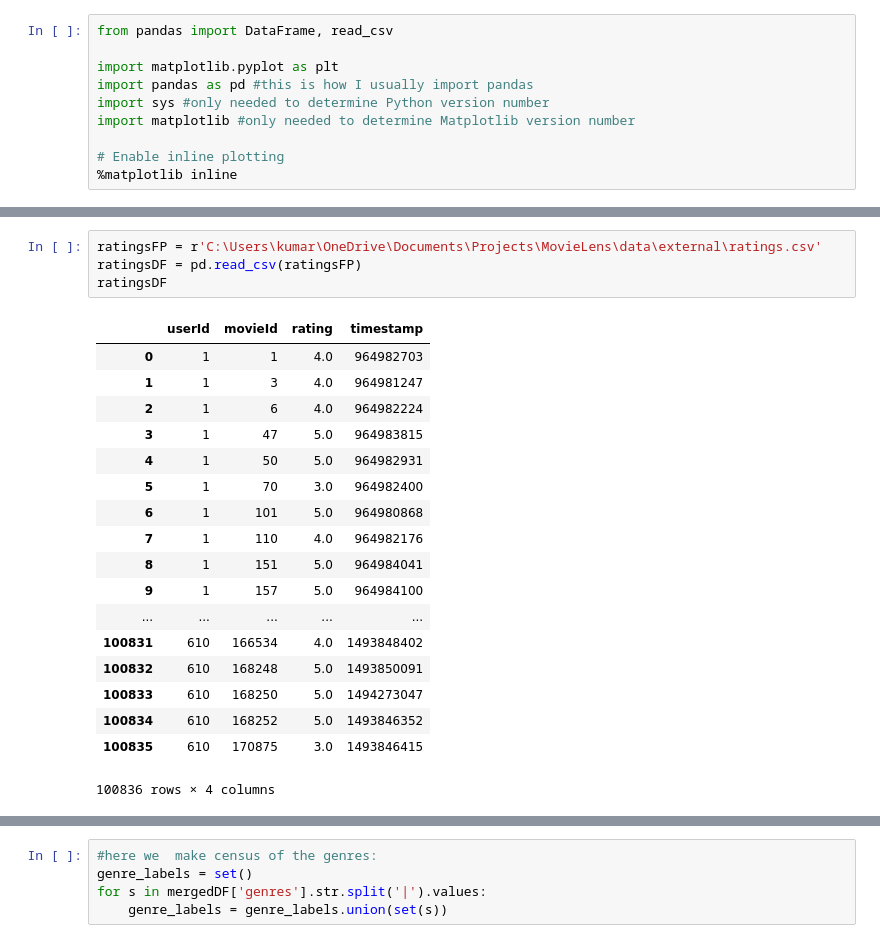
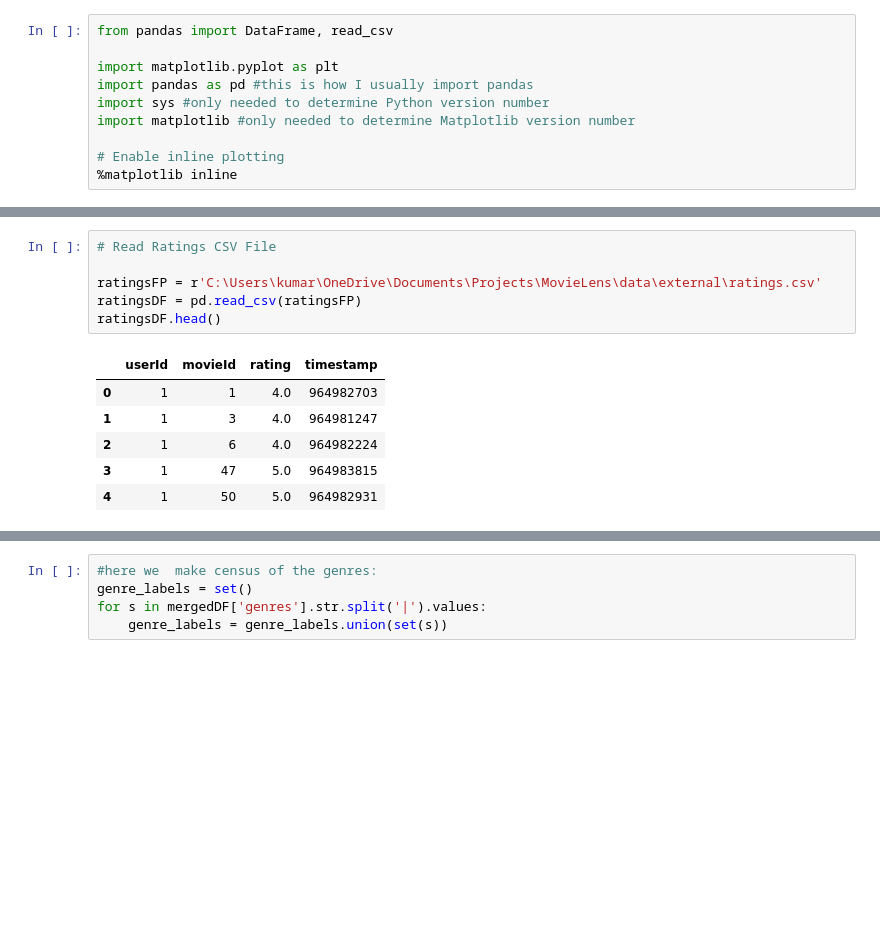
Before and after one commit to nareshkumar66675/MovieLens, a Jupyter notebook: src/MovieLens.ipynb, the cells around one changed output, grey strips where cells are left out. Saved outputs shown, nothing was run; the diff lists cells and outputs as text; blank space fills up the shorter version.

```diff
--- a/src/MovieLens.ipynb
+++ b/src/MovieLens.ipynb
@@ -34,24 +24,14 @@ moviesDF
 # %%
+# Read Ratings CSV File
+
 ratingsFP = r'C:\Users\kumar\OneDrive\Documents\Projects\MovieLens\data\external\ratings.csv'
 ratingsDF = pd.read_csv(ratingsFP)
-ratingsDF
+ratingsDF.head()
 # %% [output]
 |  | userId | movieId | rating | timestamp |
 | 0 | 1 | 1 | 4.0 | 964982703 |
 | 1 | 1 | 3 | 4.0 | 964981247 |
 | 2 | 1 | 6 | 4.0 | 964982224 |
 | 3 | 1 | 47 | 5.0 | 964983815 |
 | 4 | 1 | 50 | 5.0 | 964982931 |
-| 5 | 1 | 70 | 3.0 | 964982400 |
-| 6 | 1 | 101 | 5.0 | 964980868 |
-| 7 | 1 | 110 | 4.0 | 964982176 |
-| 8 | 1 | 151 | 5.0 | 964984041 |
-| 9 | 1 | 157 | 5.0 | 964984100 |
-| ... | ... | ... | ... | ... |
-| 100831 | 610 | 166534 | 4.0 | 1493848402 |
-| 100832 | 610 | 168248 | 5.0 | 1493850091 |
-| 100833 | 610 | 168250 | 5.0 | 1494273047 |
-| 100834 | 610 | 168252 | 5.0 | 1493846352 |
-| 100835 | 610 | 170875 | 3.0 | 1493846415 |
-100836 rows × 4 columns
 # %%
```
Also changed, not shown: parts of 37 cells of this notebook, 2 other files.
